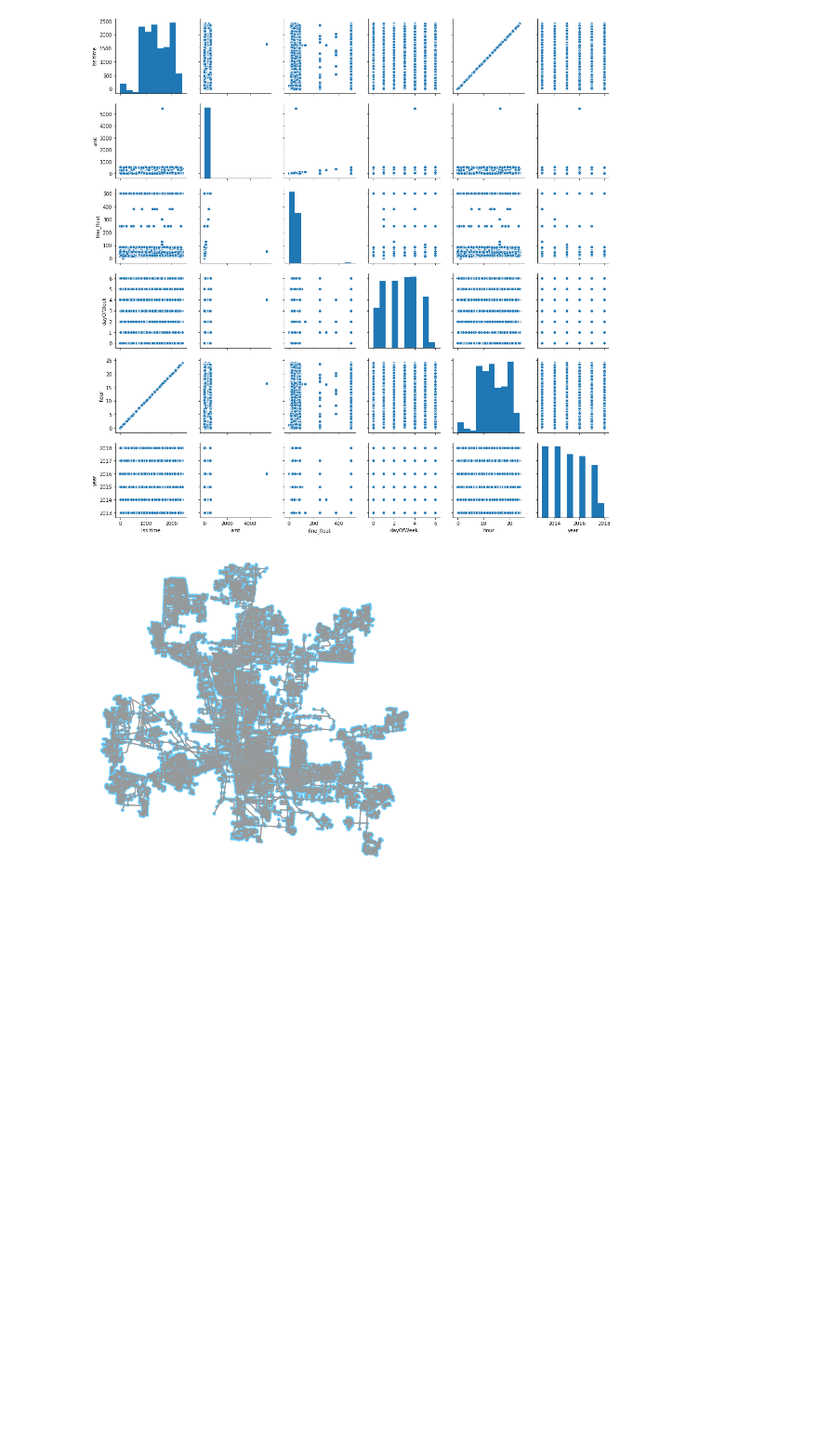
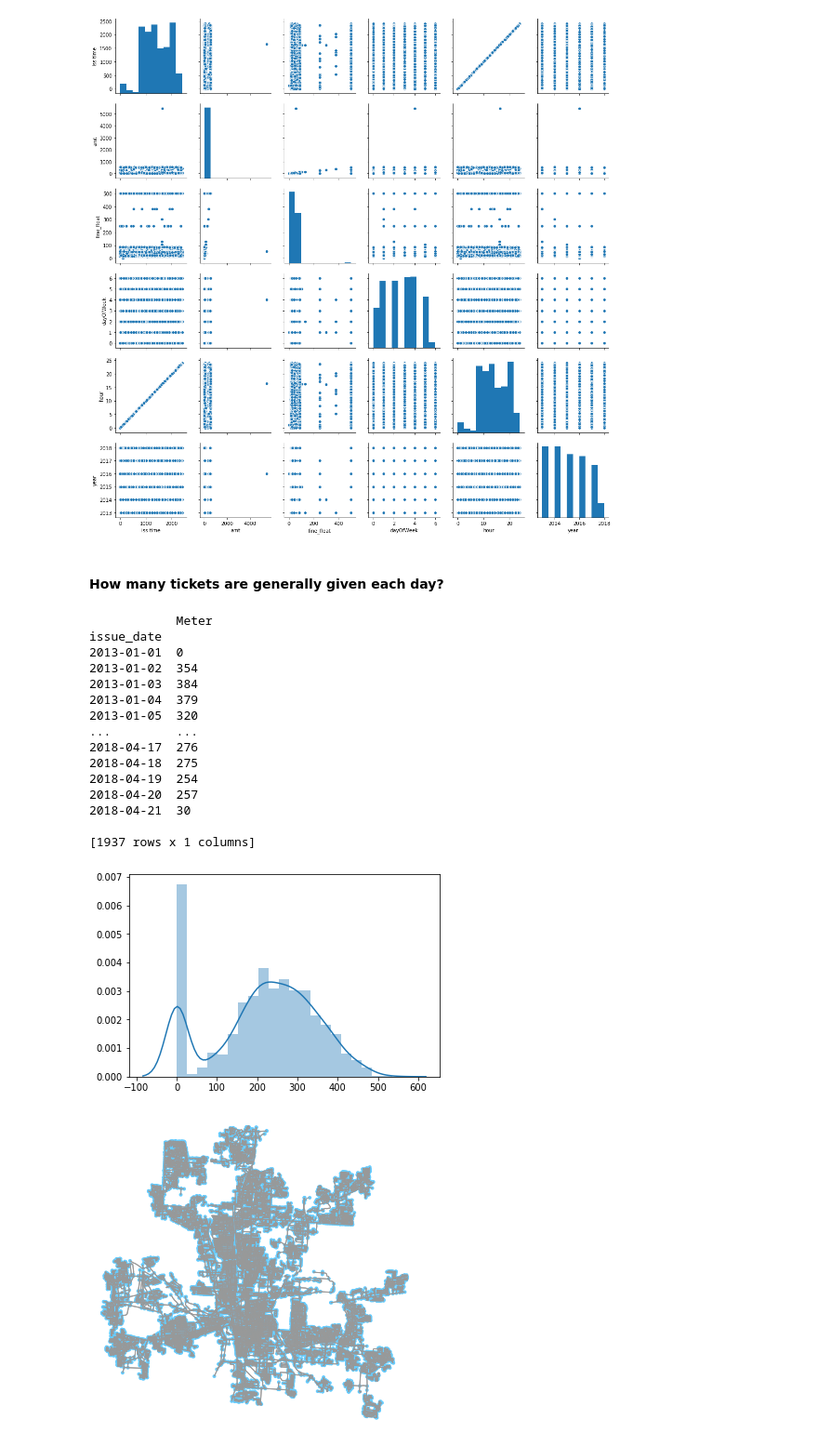
Before and after one commit to osofariu/cmh-parking-tickets, a Jupyter notebook: notebooks/Cmh_Parking_Violation.ipynb, the cells around one changed output. Shown at 93% size. Saved outputs shown, nothing was run; the diff lists cells and outputs as text; code cells hidden in the pictures; blank space fills up the shorter version.

```diff
--- a/notebooks/Cmh_Parking_Violation.ipynb
+++ b/notebooks/Cmh_Parking_Violation.ipynb
@@ -213,6 +213,29 @@ sns.pairplot(violations_clean)
 # %% [output]
 <seaborn.axisgrid.PairGrid at 0x...>
 [figure]
+# %% [markdown]
+#### How many tickets are generally given each day?
+# %%
+violations_by_day = violations[['issue_date', 'Meter']].groupby(['issue_date']).count()
+sns.distplot(violations_by_day)
+print(violations_by_day)
+# %% [output]
+            Meter
+issue_date
+2013-01-01  0
+2013-01-02  354
+2013-01-03  384
+2013-01-04  379
+2013-01-05  320
+...         ...
+2018-04-17  276
+2018-04-18  275
+2018-04-19  254
+2018-04-20  257
+2018-04-21  30
+
+[1937 rows x 1 columns]
+[figure, added]
 # %%
 # get network graph for Columbus from disk if available (much faster to load)
 try:
```
Also changed, not shown: parts of 3 cells of this notebook.
